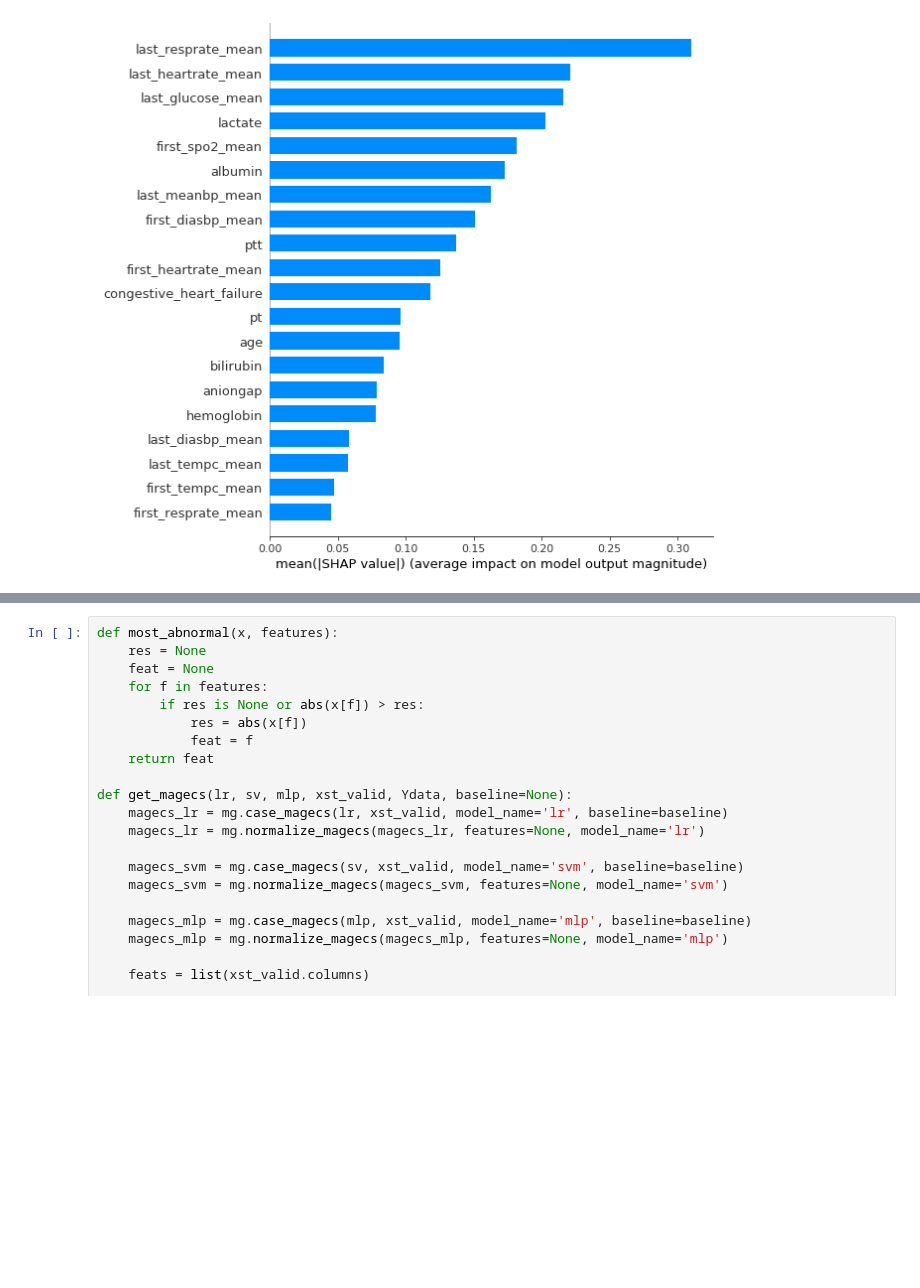
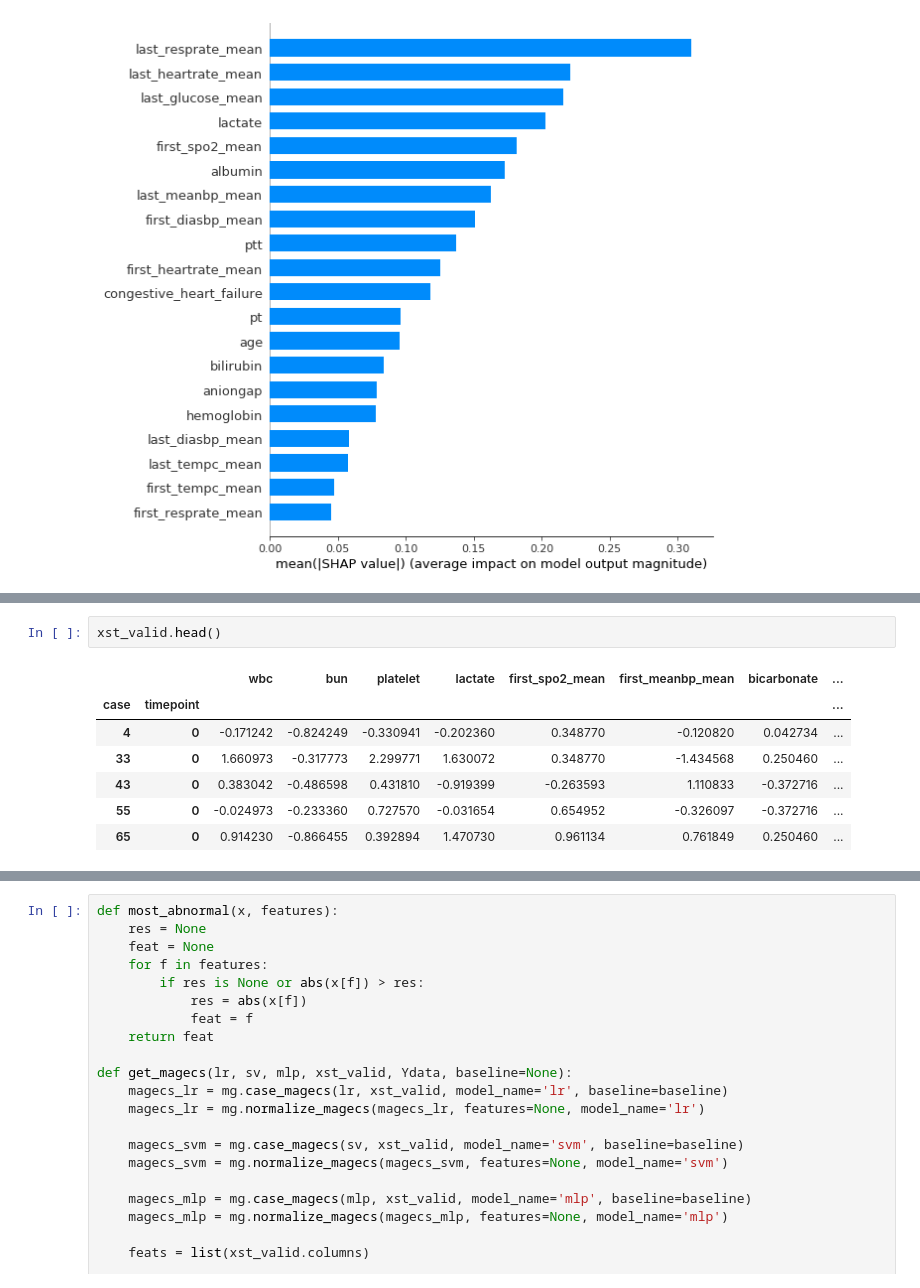
Before and after one commit to gstef80/MAgEC, a Jupyter notebook: MAgEC_Results.ipynb, the cells around one changed output, grey strips where cells are left out. Drawn from its saved outputs; the diff is of its cells as text; blank space fills up the shorter version.

```diff
--- a/MAgEC_Results.ipynb
+++ b/MAgEC_Results.ipynb
@@ -283,0 +298,10 @@ shap.summary_plot(shap_values, xst_valid, plot_type="bar")
+# %%
+xst_valid.head()
+# %% [output]
+|  |  | wbc | bun | platelet | lactate | first_spo2_mean | first_meanbp_mean | bicarbonate | ... |
+| case | timepoint |  |  |  |  |  |  |  | ... |
+| 4 | 0 | -0.171242 | -0.824249 | -0.330941 | -0.202360 | 0.348770 | -0.120820 | 0.042734 | ... |
+| 33 | 0 | 1.660973 | -0.317773 | 2.299771 | 1.630072 | 0.348770 | -1.434568 | 0.250460 | ... |
+| 43 | 0 | 0.383042 | -0.486598 | 0.431810 | -0.919399 | -0.263593 | 1.110833 | -0.372716 | ... |
+| 55 | 0 | -0.024973 | -0.233360 | 0.727570 | -0.031654 | 0.654952 | -0.326097 | -0.372716 | ... |
+| 65 | 0 | 0.914230 | -0.866455 | 0.392894 | 1.470730 | 0.961134 | 0.761849 | 0.250460 | ... |
```
Also changed, not shown: parts of 24 cells of this notebook, 1 other file.
